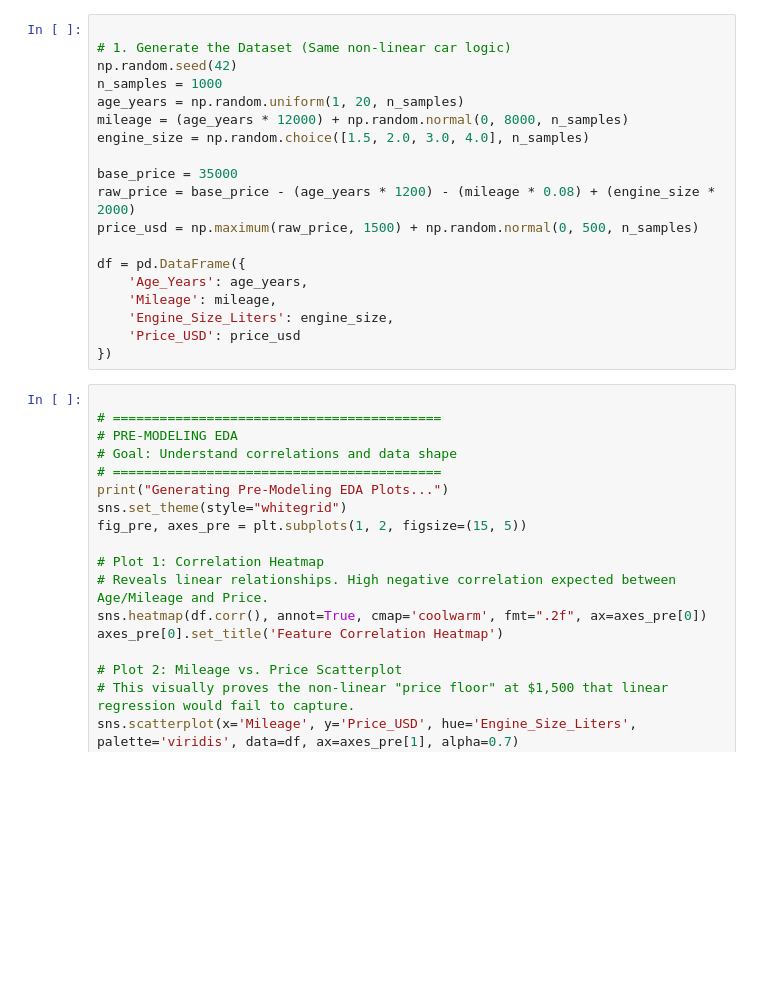
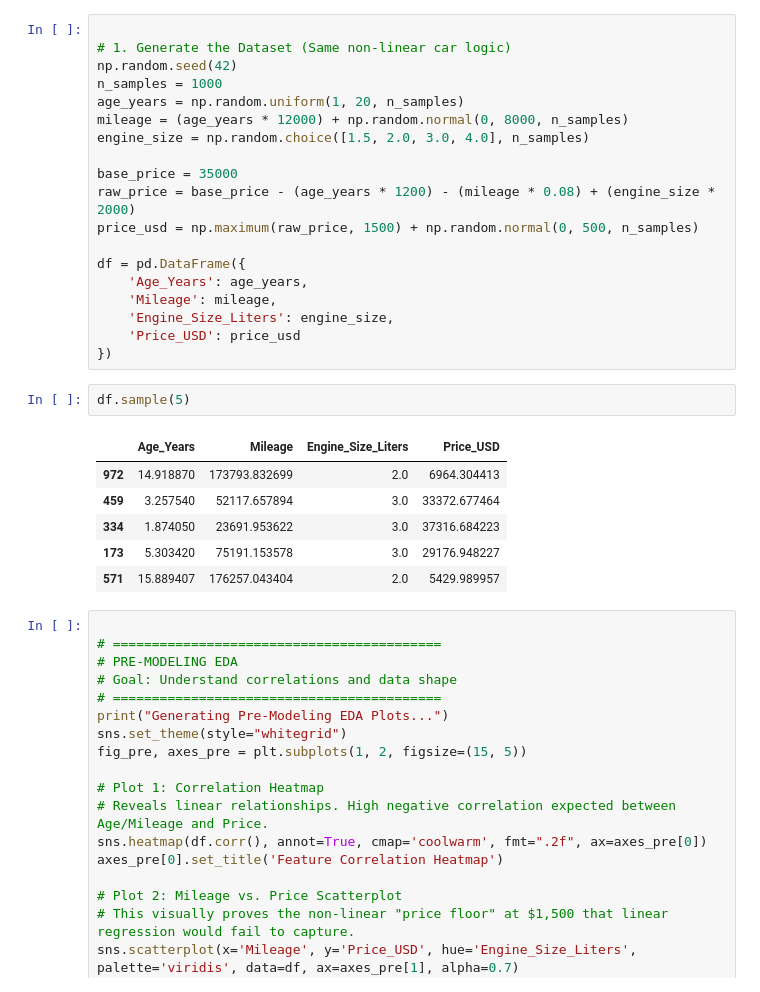
Before and after one commit to malik09-teach/batch-01, a Jupyter notebook: regressors/randomforestREG.ipynb, the cells around one changed output. Drawn from its saved outputs; the diff is of its cells as text; blank space fills up the shorter version.

```diff
--- a/regressors/randomforestREG.ipynb
+++ b/regressors/randomforestREG.ipynb
@@ -138,6 +138,15 @@ df = pd.DataFrame({
     'Engine_Size_Liters': engine_size,
     'Price_USD': price_usd
 })
+# %%
+df.sample(5)
+# %% [output]
+|  | Age_Years | Mileage | Engine_Size_Liters | Price_USD |
+| 972 | 14.918870 | 173793.832699 | 2.0 | 6964.304413 |
+| 459 | 3.257540 | 52117.657894 | 3.0 | 33372.677464 |
+| 334 | 1.874050 | 23691.953622 | 3.0 | 37316.684223 |
+| 173 | 5.303420 | 75191.153578 | 3.0 | 29176.948227 |
+| 571 | 15.889407 | 176257.043404 | 2.0 | 5429.989957 |
 # %%
 
 # ==========================================
```
Also changed, not shown: parts of 1 cell of this notebook, 1 other file.
